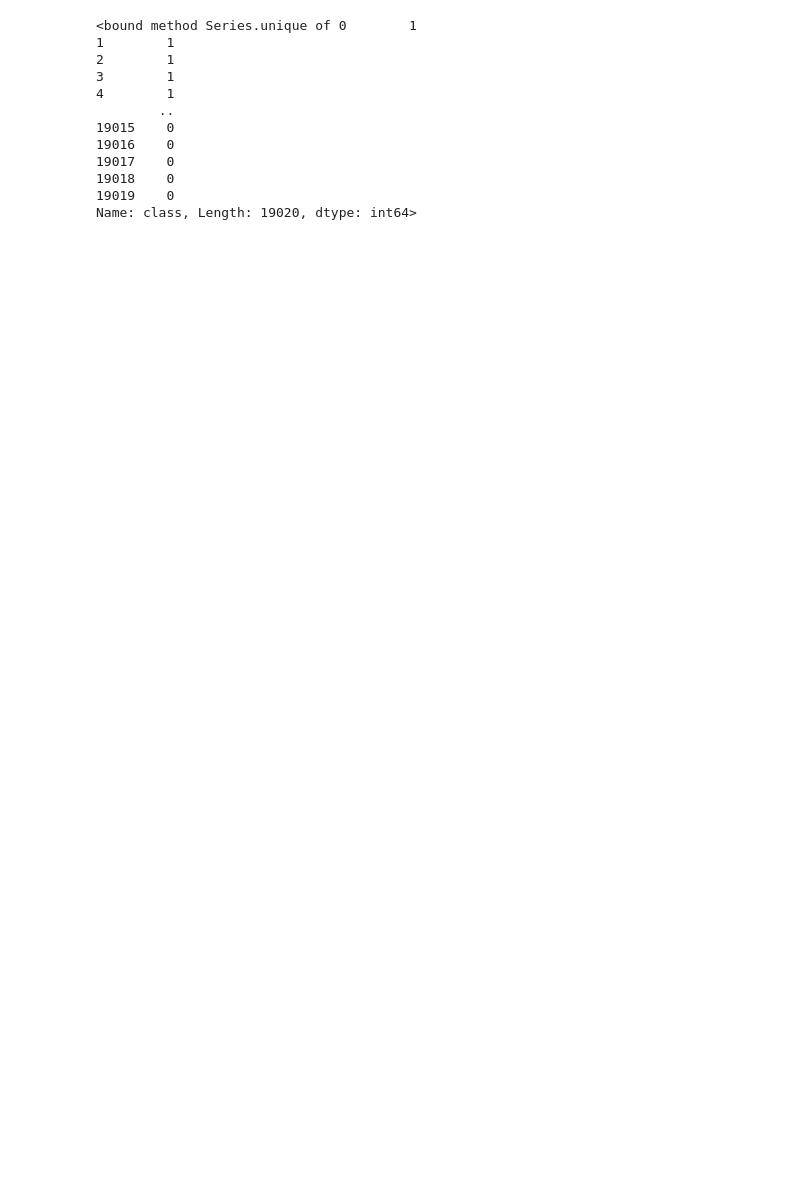
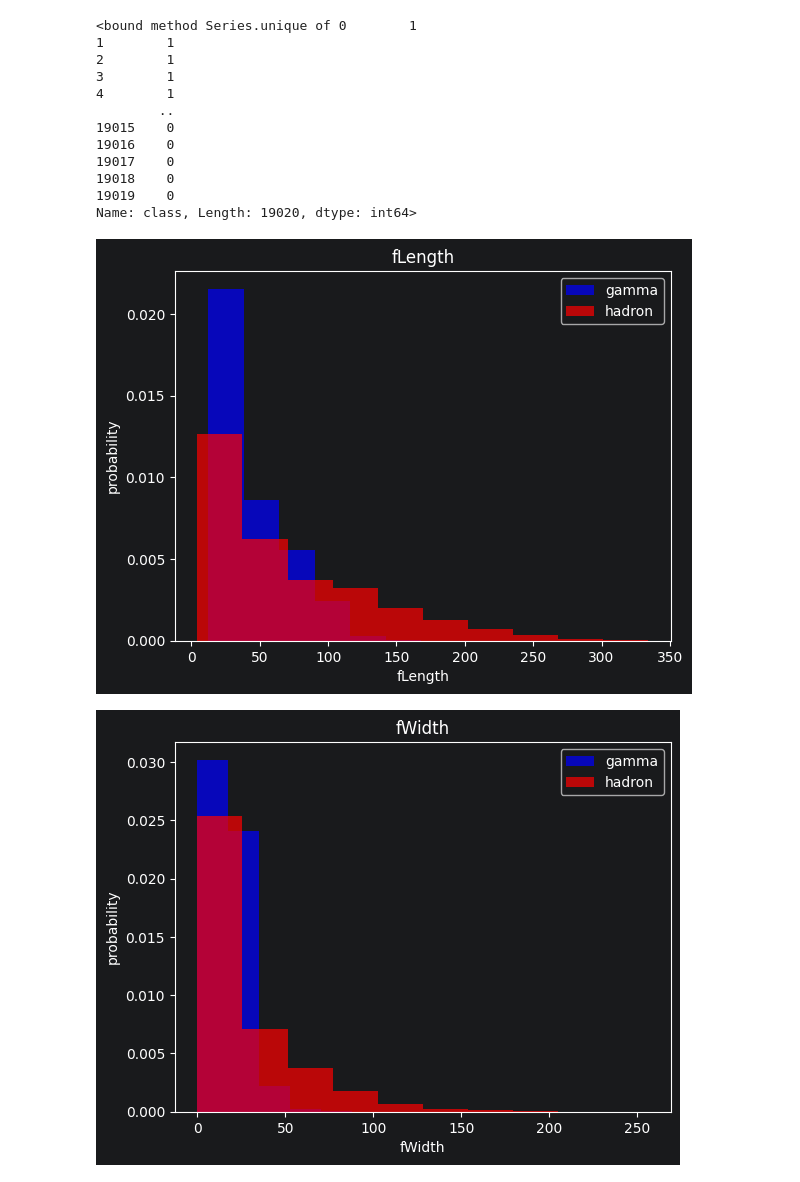
Before and after one commit to scartisp/learning-machine-learning, a Jupyter notebook: tutorial/src/fcc-MAGIC-example.ipynb, the cells around one changed output. Drawn from its saved outputs; the diff is of its cells as text; code cells hidden in the pictures; blank space fills up the shorter version.

```diff
--- a/tutorial/src/fcc-MAGIC-example.ipynb
+++ b/tutorial/src/fcc-MAGIC-example.ipynb
@@ -20,3 +22,15 @@ df['class'].unique
 19018    0
 19019    0
 Name: class, Length: 19020, dtype: int64>
+# %%
+for label in col[:-1]: #plot probability that a entry is gamma or hadron given values from the other categories
+    plt.hist(df[df['class']==1][label], color = 'blue', label = 'gamma', alpha = 0.7, density=True)# density = true normalizes each data point
+    plt.hist(df[df['class']==0][label], color = 'red', label = 'hadron', alpha = 0.7, density=True)
+    plt.title(label)
+    plt.ylabel('probability')
+    plt.xlabel(label)
+    plt.legend()
+    plt.show()
+# %% [output]
+[figure, added]
+[figure, added]
```
Also changed, not shown: parts of 6 cells of this notebook.
